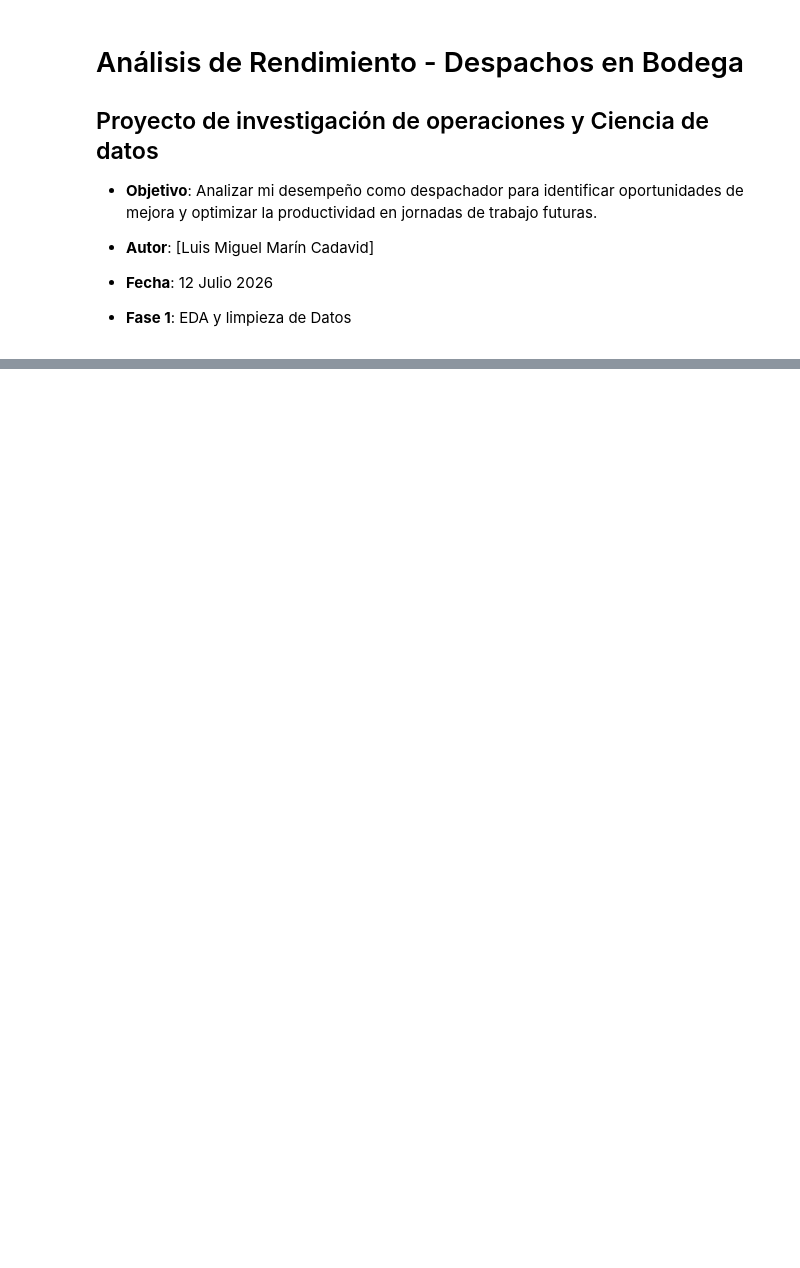
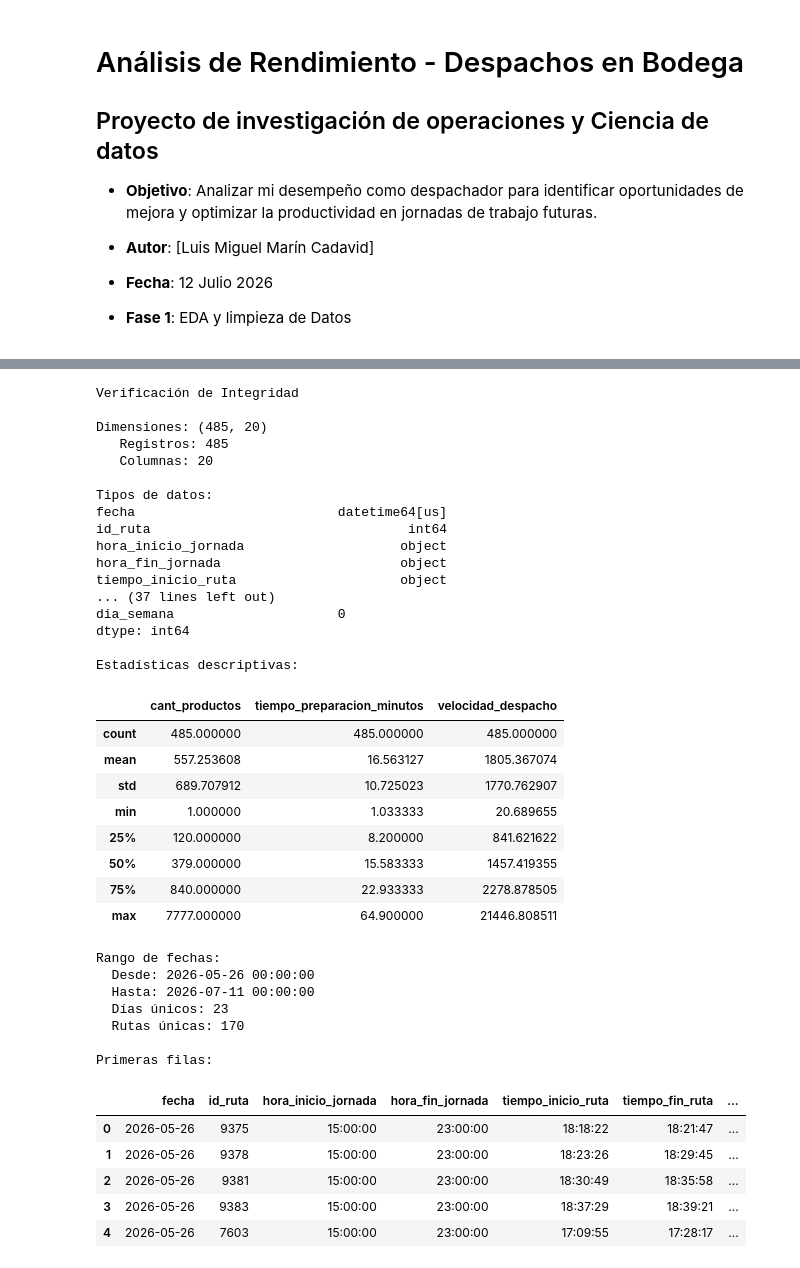
Before and after one commit to pixel-phy/optimizacion_despachos, a Jupyter notebook: notebooks/01_eda_cleaning.ipynb, the cells around one changed output, grey strips where cells are left out. Saved outputs shown, nothing was run; the diff lists cells and outputs as text; code cells hidden in the pictures; blank space fills up the shorter version.

```diff
--- a/notebooks/01_eda_cleaning.ipynb
+++ b/notebooks/01_eda_cleaning.ipynb
@@ -74,0 +429,66 @@ Primeras 5 filas:
+# %%
+# Verificación de integridad de datos
+
+print("Verificación de Integridad")
+
+print(f"\nDimensiones: {df_clean.shape}")
+print(f"   Registros: {df_clean.shape[0]:,}")
+print(f"   Columnas: {df_clean.shape[1]}")
+
+print(f"\nTipos de datos:")
+print(df_clean.dtypes)
+
+print(f"\nValores nulos:")
+print(df_clean.isnull().sum())
+
+print(f"\nEstadísticas descriptivas:")
+display(df_clean[['cant_productos', 'tiempo_preparacion_minutos', 'velocidad_despacho']].describe())
+
+print(f"\nRango de fechas:")
+print(f"  Desde: {df_clean['fecha'].min()}")
+print(f"  Hasta: {df_clean['fecha'].max()}")
+print(f"  Días únicos: {df_clean['fecha'].nunique()}")
+print(f"  Rutas únicas: {df_clean['id_ruta'].nunique()}")
+
+print("\nPrimeras filas:")
+display(df_clean.head())
+# %% [output]
+Verificación de Integridad
+
+Dimensiones: (485, 20)
+   Registros: 485
+   Columnas: 20
+
+Tipos de datos:
+fecha                          datetime64[us]
+id_ruta                                 int64
+hora_inicio_jornada                    object
+hora_fin_jornada                       object
+tiempo_inicio_ruta                     object
+... (37 lines left out)
+dia_semana                     0
+dtype: int64
+
+Estadísticas descriptivas:
+|  | cant_productos | tiempo_preparacion_minutos | velocidad_despacho |
+| count | 485.000000 | 485.000000 | 485.000000 |
+| mean | 557.253608 | 16.563127 | 1805.367074 |
+| std | 689.707912 | 10.725023 | 1770.762907 |
+| min | 1.000000 | 1.033333 | 20.689655 |
+| 25% | 120.000000 | 8.200000 | 841.621622 |
+| 50% | 379.000000 | 15.583333 | 1457.419355 |
+| 75% | 840.000000 | 22.933333 | 2278.878505 |
+| max | 7777.000000 | 64.900000 | 21446.808511 |
+Rango de fechas:
+  Desde: 2026-05-26 00:00:00
+  Hasta: 2026-07-11 00:00:00
+  Días únicos: 23
+  Rutas únicas: 170
+
+Primeras filas:
+|  | fecha | id_ruta | hora_inicio_jornada | hora_fin_jornada | tiempo_inicio_ruta | tiempo_fin_ruta | ... |
+| 0 | 2026-05-26 | 9375 | 15:00:00 | 23:00:00 | 18:18:22 | 18:21:47 | ... |
+| 1 | 2026-05-26 | 9378 | 15:00:00 | 23:00:00 | 18:23:26 | 18:29:45 | ... |
+| 2 | 2026-05-26 | 9381 | 15:00:00 | 23:00:00 | 18:30:49 | 18:35:58 | ... |
+| 3 | 2026-05-26 | 9383 | 15:00:00 | 23:00:00 | 18:37:29 | 18:39:21 | ... |
+| 4 | 2026-05-26 | 7603 | 15:00:00 | 23:00:00 | 17:09:55 | 17:28:17 | ... |
```
Also changed, not shown: parts of 23 cells of this notebook, 1 other file.
